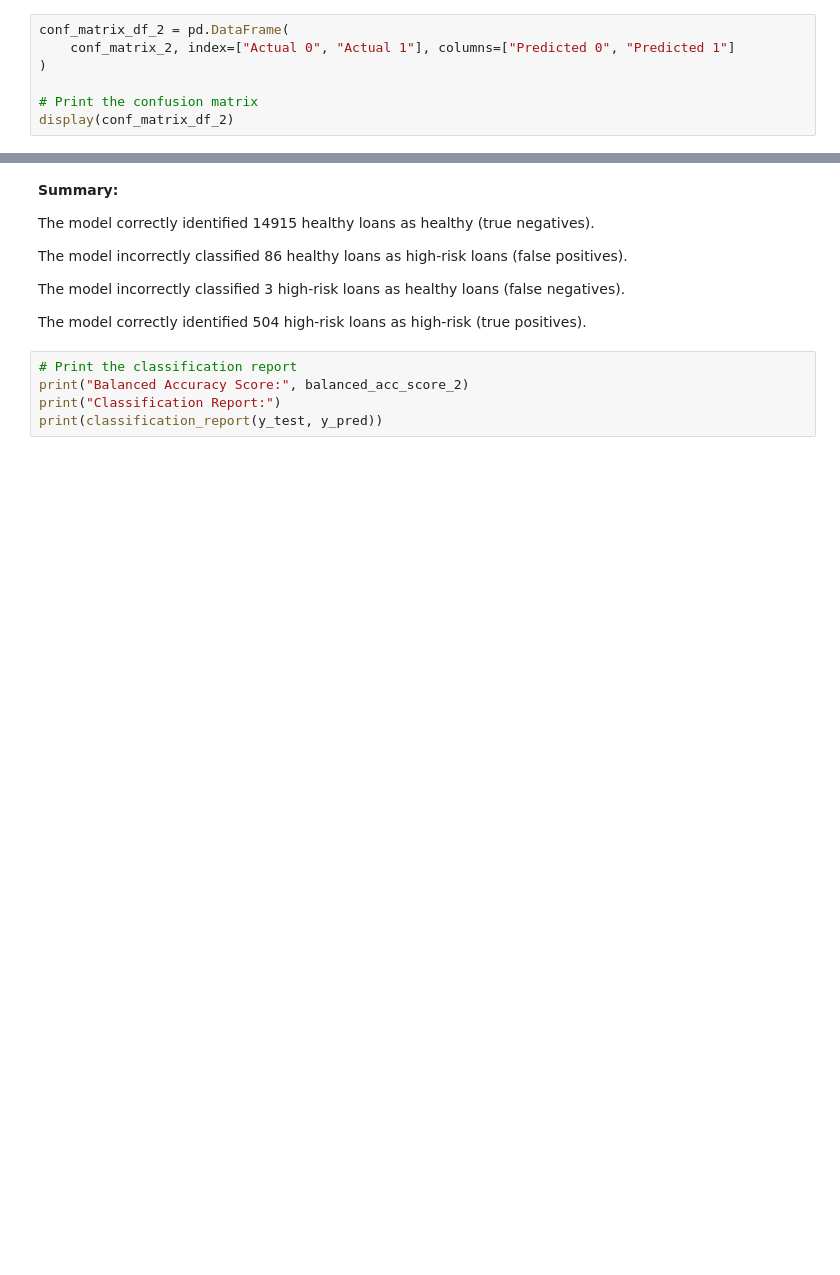
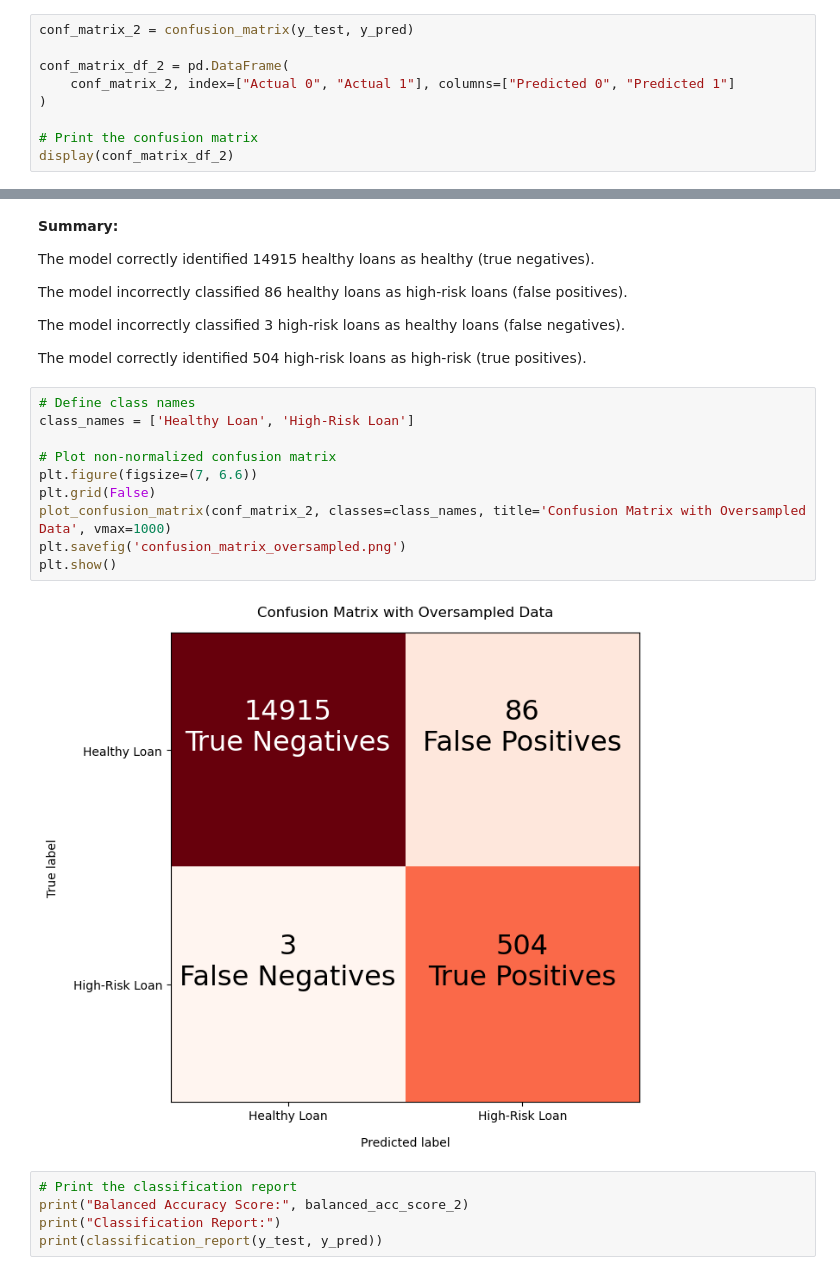
Before and after one commit to PsCushman/credit-risk-classification-challenge, a Jupyter notebook: credit_risk_classification.ipynb, the cells around one changed output, grey strips where cells are left out. Saved outputs shown, nothing was run; the diff lists cells and outputs as text; blank space fills up the shorter version.

```diff
--- a/credit_risk_classification.ipynb
+++ b/credit_risk_classification.ipynb
@@ -259,6 +307,8 @@ print("Balanced Accuracy Score:", balanced_acc_score_2)
 # %% [output]
 Balanced Accuracy Score: 0.9941749445500477
 # %%
+conf_matrix_2 = confusion_matrix(y_test, y_pred)
+
 conf_matrix_df_2 = pd.DataFrame(
     conf_matrix_2, index=["Actual 0", "Actual 1"], columns=["Predicted 0", "Predicted 1"]
 )
@@ -292,6 +342,18 @@ The model incorrectly classified 86 healthy loans as high-risk loans (false posi
 The model incorrectly classified 3 high-risk loans as healthy loans (false negatives).
 
 The model correctly identified 504 high-risk loans as high-risk (true positives).
+# %%
+# Define class names
+class_names = ['Healthy Loan', 'High-Risk Loan']
+
+# Plot non-normalized confusion matrix
+plt.figure(figsize=(7, 6.6))
+plt.grid(False)
+plot_confusion_matrix(conf_matrix_2, classes=class_names, title='Confusion Matrix with Oversampled Data', vmax=1000)
+plt.savefig('confusion_matrix_oversampled.png')
+plt.show()
+# %% [output]
+[figure, added]
 # %%
 # Print the classification report
 print("Balanced Accuracy Score:", balanced_acc_score_2)
```
Also changed, not shown: parts of 5 cells of this notebook, 1 other file.
